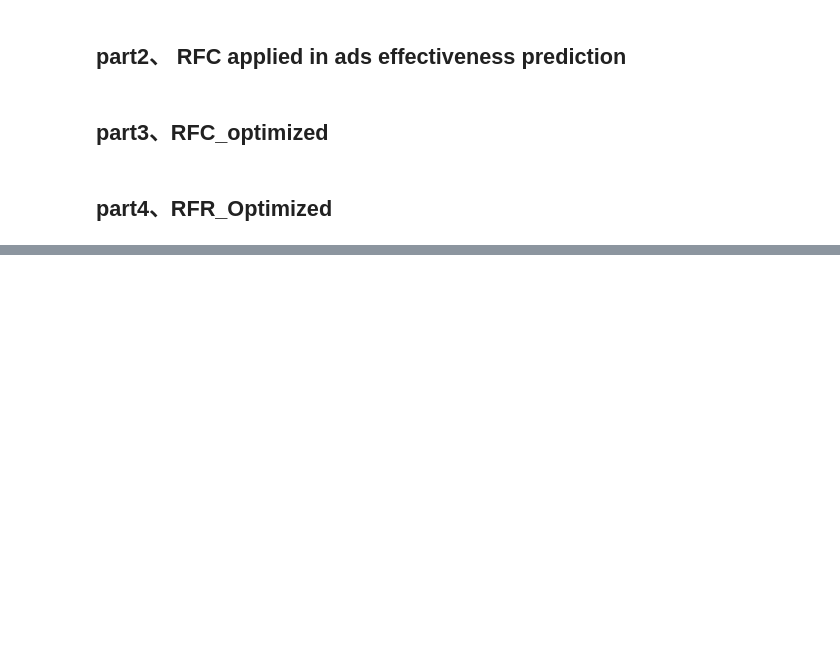
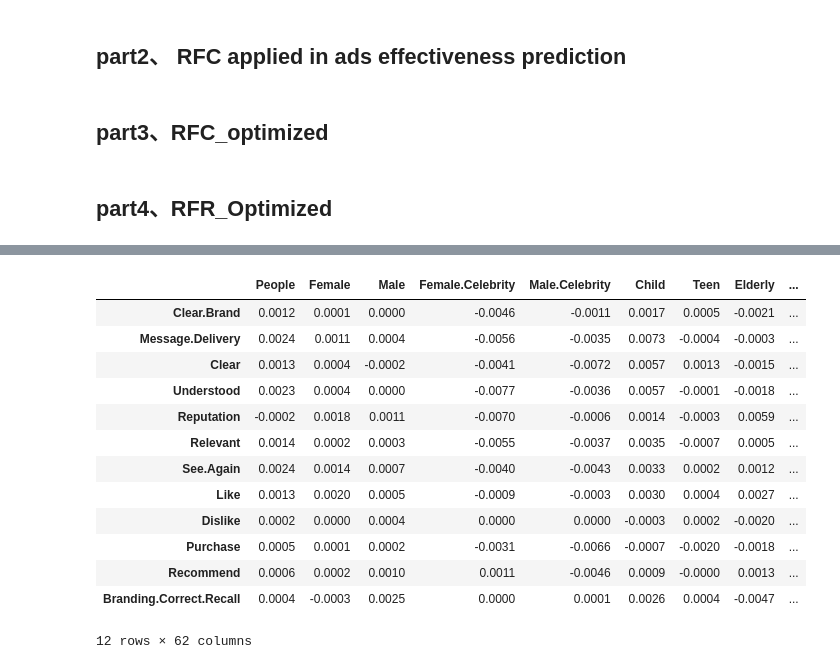
Before and after one commit to MatteeXie/Ads_effectiveness, a Jupyter notebook: RFR.ipynb, the cells around one changed output, grey strips where cells are left out. Cells and saved outputs as stored; diff of their text form; code cells hidden in the pictures; blank space fills up the shorter version.

```diff
--- a/RFR.ipynb
+++ b/RFR.ipynb
@@ -324,0 +340,19 @@ for index in range(1,12):
+# %%
+
+feature_importance_df = pd.DataFrame(feature_importance, columns=X.columns, index=Y.columns)
+feature_importance_df
+# %% [output]
+|  | People | Female | Male | Female.Celebrity | Male.Celebrity | Child | Teen | Elderly | ... |
+| Clear.Brand | 0.0012 | 0.0001 | 0.0000 | -0.0046 | -0.0011 | 0.0017 | 0.0005 | -0.0021 | ... |
+| Message.Delivery | 0.0024 | 0.0011 | 0.0004 | -0.0056 | -0.0035 | 0.0073 | -0.0004 | -0.0003 | ... |
+| Clear | 0.0013 | 0.0004 | -0.0002 | -0.0041 | -0.0072 | 0.0057 | 0.0013 | -0.0015 | ... |
+| Understood | 0.0023 | 0.0004 | 0.0000 | -0.0077 | -0.0036 | 0.0057 | -0.0001 | -0.0018 | ... |
+| Reputation | -0.0002 | 0.0018 | 0.0011 | -0.0070 | -0.0006 | 0.0014 | -0.0003 | 0.0059 | ... |
+| Relevant | 0.0014 | 0.0002 | 0.0003 | -0.0055 | -0.0037 | 0.0035 | -0.0007 | 0.0005 | ... |
+| See.Again | 0.0024 | 0.0014 | 0.0007 | -0.0040 | -0.0043 | 0.0033 | 0.0002 | 0.0012 | ... |
+| Like | 0.0013 | 0.0020 | 0.0005 | -0.0009 | -0.0003 | 0.0030 | 0.0004 | 0.0027 | ... |
+| Dislike | 0.0002 | 0.0000 | 0.0004 | 0.0000 | 0.0000 | -0.0003 | 0.0002 | -0.0020 | ... |
+| Purchase | 0.0005 | 0.0001 | 0.0002 | -0.0031 | -0.0066 | -0.0007 | -0.0020 | -0.0018 | ... |
+| Recommend | 0.0006 | 0.0002 | 0.0010 | 0.0011 | -0.0046 | 0.0009 | -0.0000 | 0.0013 | ... |
+| Branding.Correct.Recall | 0.0004 | -0.0003 | 0.0025 | 0.0000 | 0.0001 | 0.0026 | 0.0004 | -0.0047 | ... |
+12 rows × 62 columns
```
Also changed, not shown: parts of 3 cells of this notebook, 14 other files.
